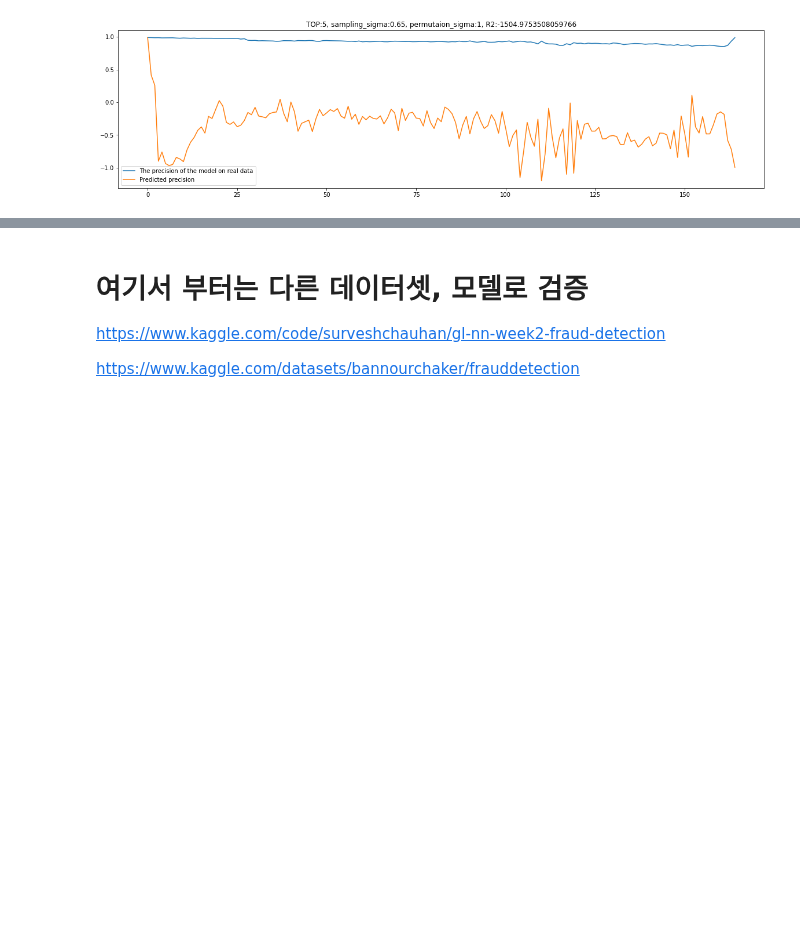
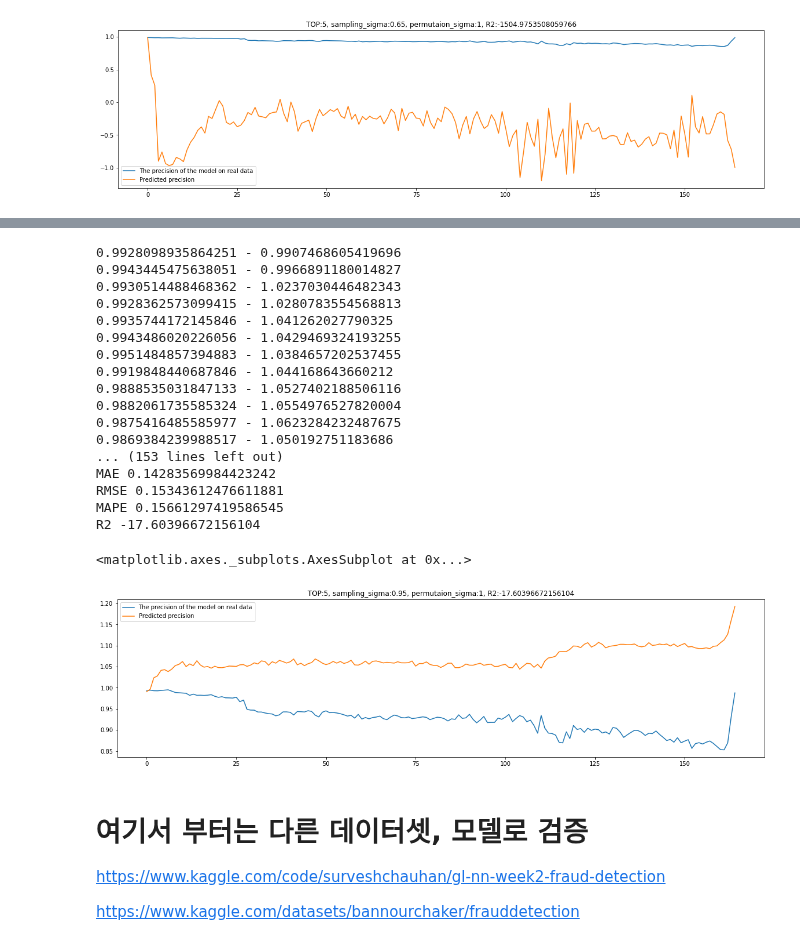
Before and after one commit to dolmani38/drift, a Jupyter notebook: Concept drift에 의한 모델의 성능 추정 방법_0618.ipynb, the cells around one changed output, grey strips where cells are left out. Saved outputs shown, nothing was run; the diff lists cells and outputs as text; code cells hidden in the pictures; blank space fills up the shorter version.

```diff
--- a/Concept drift에 의한 모델의 성능 추정 방법_0618.ipynb
+++ b/Concept drift에 의한 모델의 성능 추정 방법_0618.ipynb
@@ -462,8 +462,9 @@ def ks_2samp2(sample1, sample2):
     minS = -np.min(cddiffs)
     maxS = np.max(cddiffs)
     ks_stat =  max(minS, maxS)
-    if ks_stat == minS:
-        ks_stat = -ks_stat
+
+    #if ks_stat == minS:
+    #    ks_stat = -ks_stat
     # Calculates the P-Value based on the two-sided test
     # The P-Value comes from the KS Distribution Survival Function (SF = 1-CDF)
     m, n = float(n1), float(n2)
@@ -1467,0 +1471,21 @@ R2 -1504.9753508059766
+# %%
+import statsmodels.api as sm # import statsmodels
+
+TOP = 5
+sampling_sigma=0.95
+permutaion_sigma=1
+
+itc = getImportanceColumnNameTop(prefix="",top=TOP)
+top_list = getImportanceIndexTop(top=TOP)
+print(itc)
+metric_a,metric_b,metric_c,drift_data_ks_stats,drift_data_ks_pvals,drift_data_ks_stats_diff,drift_data_ks_pvals_diff,length,mdr = drift_sampling2(ML[2010].predict,sampling_sigma=sampling_sigma,permutaion_sigma=permutaion_sigma,epoch = 10000,toplist=top_list)
+
+trainset = pd.DataFrame(drift_data_ks_stats*drift_data_ks_pvals_diff,columns=COLUMNS)
+dx = trainset[itc]
+print(dx.shape)
+
+model = sm.OLS(metric_c[:,0], dx).fit() ## sm.OLS(output, input)
+# Print out the statistics
+print(model.summary())
+
+print("mdr:",mdr)
@@ -1468,3 +1510,27 @@ R2 -1504.9753508059766
+# %%
+df2 = predict_precision_for_PPM2(model)
+MAE,RMSE,MAPE,r_2 = result_statistics(df2)
+df2.plot(title=f'TOP:{TOP}, sampling_sigma:{sampling_sigma}, permutaion_sigma:{permutaion_sigma}, R2:{r_2}', figsize=(20,5))
+# %% [output]
+0.9928098935864251 - 0.9907468605419696
+0.9943445475638051 - 0.9966891180014827
+0.9930514488468362 - 1.0237030446482343
+0.9928362573099415 - 1.0280783554568813
+0.9935744172145846 - 1.041262027790325
+0.9943486020226056 - 1.0429469324193255
+0.9951484857394883 - 1.0384657202537455
+0.9919848440687846 - 1.044168643660212
+0.9888535031847133 - 1.0527402188506116
+0.9882061735585324 - 1.0554976527820004
+0.9875416485585977 - 1.0623284232487675
+0.9869384239988517 - 1.050192751183686
+... (153 lines left out)
+MAE 0.14283569984423242
+RMSE 0.15343612476611881
+MAPE 0.15661297419586545
+R2 -17.60396672156104
+<matplotlib.axes._subplots.AxesSubplot at 0x...>
+[figure, added]
 # %% [markdown]
 # 여기서 부터는 다른 데이터셋, 모델로 검증
 
```
Also changed, not shown: parts of 2 cells of this notebook.
